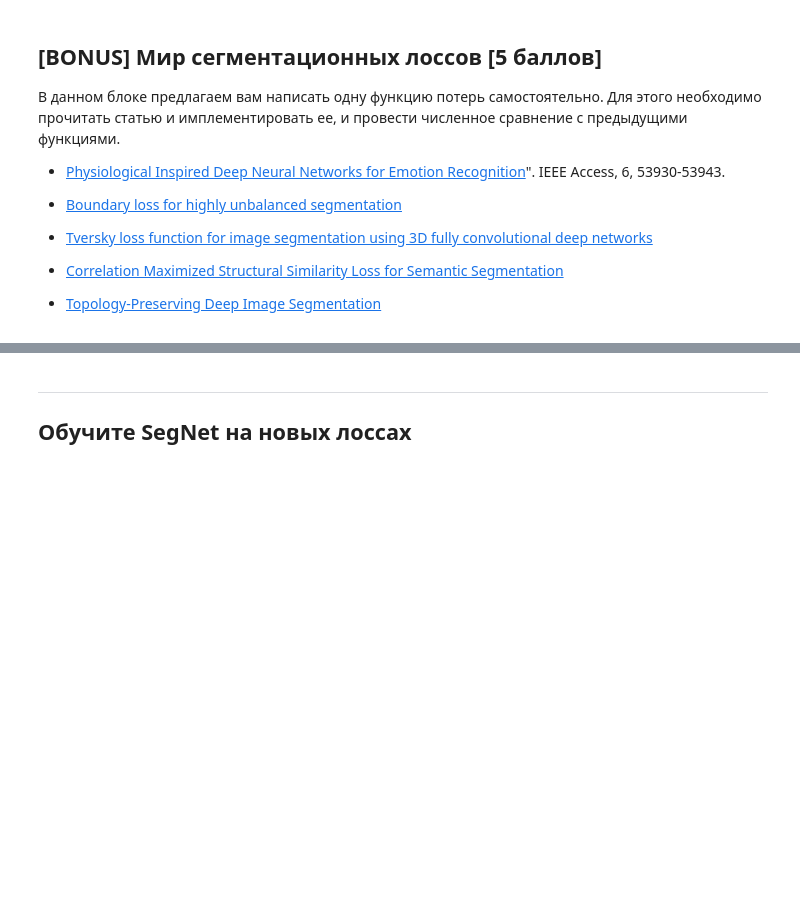
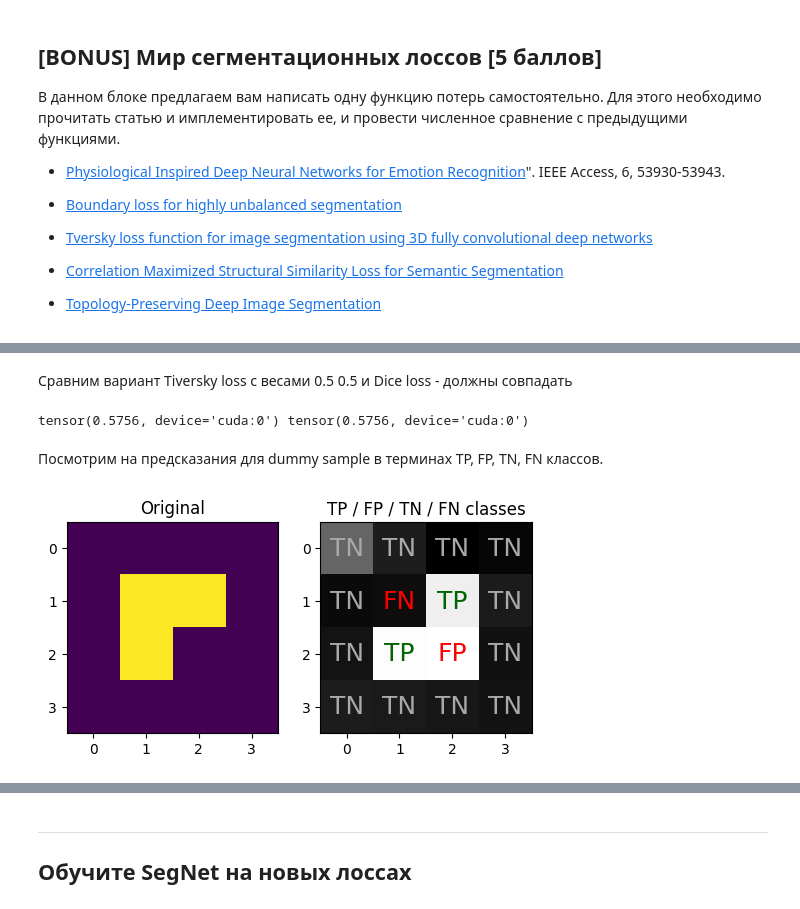
Before and after one commit to Figishe/DeepLearningSchool_part_1_ml_cv, a Jupyter notebook: week_08_semantic_segmentation/Homework/hw_6_semantic_segmentation.ipynb, the cells around one changed output, grey strips where cells are left out. Cells and saved outputs as stored; diff of their text form; code cells hidden in the pictures; blank space fills up the shorter version.

```diff
--- a/week_08_semantic_segmentation/Homework/hw_6_semantic_segmentation.ipynb
+++ b/week_08_semantic_segmentation/Homework/hw_6_semantic_segmentation.ipynb
@@ -971,0 +1001,42 @@ tensor(0.2260, device='cuda:0')
+# %% [markdown]
+Сравним вариант Tiversky loss с весами 0.5 0.5 и Dice loss - должны совпадать
+# %%
+dice_torch = dice_loss_torch(dummpy_sample['logits'], dummpy_sample['labels'].to(int))
+tiversky_05 = tiversky_loss(dummpy_sample['logits'], dummpy_sample['labels'], alpha=0.5, beta=0.5)
+print(dice_torch, tiversky_05)
+assert dice_torch == tiversky_05  # Tiverskiy loss с весами по 0.5 эквивалентен Dice loss
+# %% [output]
+tensor(0.5756, device='cuda:0') tensor(0.5756, device='cuda:0')
+# %% [markdown]
+Посмотрим на предсказания для dummy sample в терминах TP, FP, TN, FN классов.
+# %%
+fig, (ax1, ax2) = plt.subplots(1, 2, figsize= (6,5))
+
+logits = dummpy_sample['logits'].squeeze(1)[0].cpu()
+labels = dummpy_sample['labels'].squeeze(1)[0].cpu()
+pred_bin = (logits.sigmoid() >= 0.5).int()
+ax1.imshow(labels)
+ax1.set_title("Original")
+
+ax2.imshow(logits, cmap='gray')
+for (j, i), l in np.ndenumerate(labels.numpy()):
+    p = pred_bin[j, i].item()
+    if l == 1 and p == 1:
+        category = "TP"
+        color = 'darkgreen'
+    elif l == 0 and p == 1:
+        category = "FP"
+        color = 'red'
+    elif l == 0 and p == 0:
+        category = "TN"
+        color = 'darkgray'
+    else:  # l==1 and p==0
+        category = "FN"
+        color = 'red'
+    ax2.text(i, j, category, color=color, ha='center', va='center', fontsize=18)
+
+ax2.set_title("TP / FP / TN / FN classes")
+
+plt.show()
+# %% [output]
+[figure, added]
```
Also changed, not shown: parts of 6 cells of this notebook.
